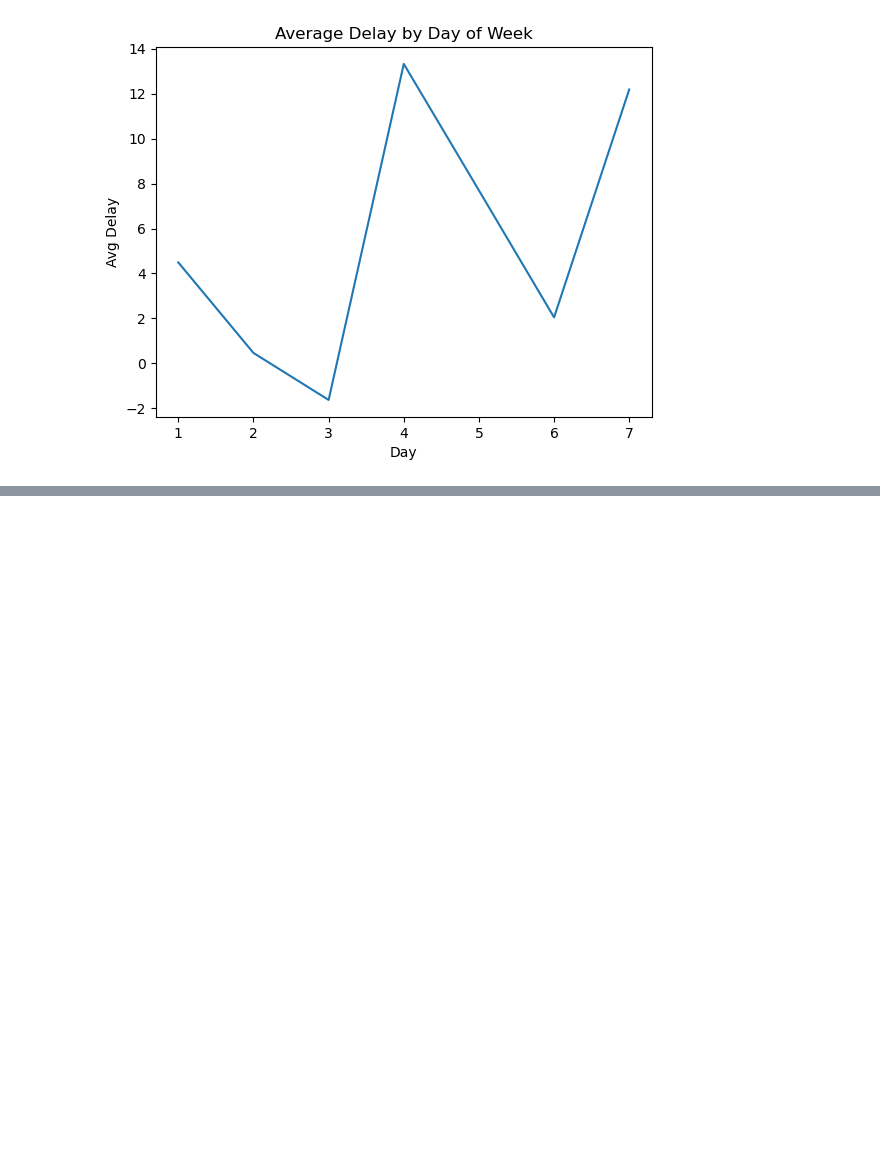
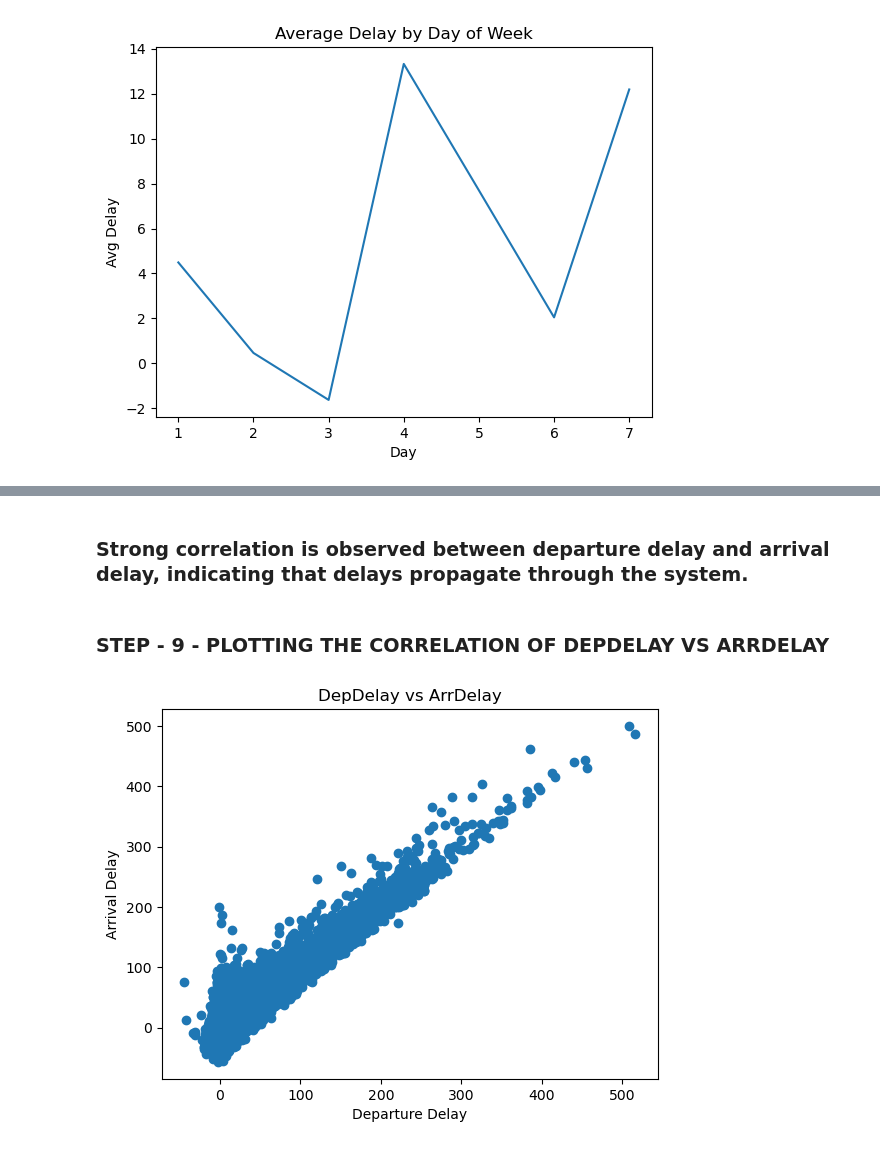
Before and after one commit to Amg1703/Principles-of-Data-Science-Assignment-, a Jupyter notebook: Airline_Delay_Dataset_EDA.ipynb, the cells around one changed output, grey strips where cells are left out. Cells and saved outputs as stored; diff of their text form; code cells hidden in the pictures; blank space fills up the shorter version.

```diff
--- a/Airline_Delay_Dataset_EDA.ipynb
+++ b/Airline_Delay_Dataset_EDA.ipynb
@@ -152,0 +166,13 @@ plt.show()
+# %% [markdown]
+### Strong correlation is observed between departure delay and arrival delay, indicating that delays propagate through the system.
+# %% [markdown]
+### STEP - 9 - PLOTTING THE CORRELATION OF DEPDELAY VS ARRDELAY
+# %%
+plt.figure()
+plt.scatter(airline_delay_df['DepDelay'], airline_delay_df['ArrDelay'])
+plt.xlabel("Departure Delay")
+plt.ylabel("Arrival Delay")
+plt.title("DepDelay vs ArrDelay")
+plt.show()
+# %% [output]
+[figure, added]
```
Also changed, not shown: parts of 5 cells of this notebook.
